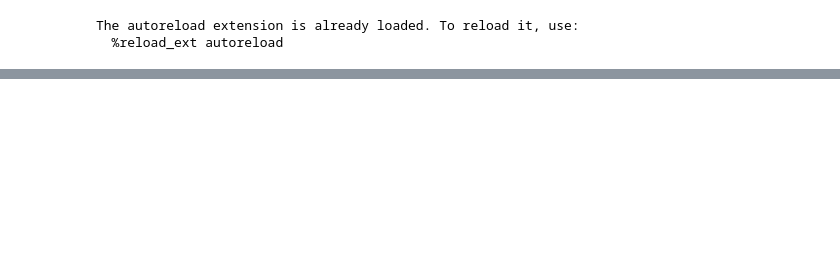
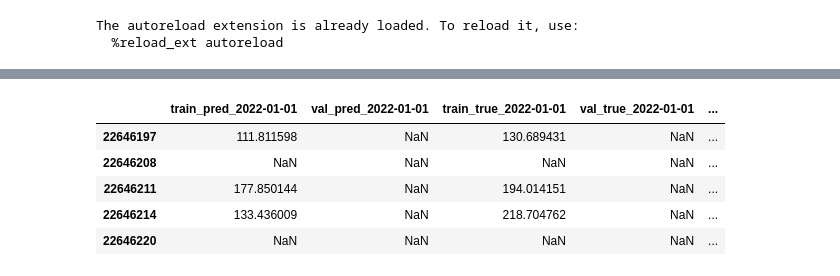
Before and after one commit to LBrinkmann/xai-nft, a Jupyter notebook: notebooks/model.ipynb, the cells around one changed output, grey strips where cells are left out. Saved outputs shown, nothing was run; the diff lists cells and outputs as text; code cells hidden in the pictures; blank space fills up the shorter version.

```diff
--- a/notebooks/model.ipynb
+++ b/notebooks/model.ipynb
@@ -123,0 +188,9 @@ Out-Sample exp var 0.3828784975152839
+# %%
+df_preds.head()
+# %% [output]
+|  | train_pred_2022-01-01 | val_pred_2022-01-01 | train_true_2022-01-01 | val_true_2022-01-01 | ... |
+| 22646197 | 111.811598 | NaN | 130.689431 | NaN | ... |
+| 22646208 | NaN | NaN | NaN | NaN | ... |
+| 22646211 | 177.850144 | NaN | 194.014151 | NaN | ... |
+| 22646214 | 133.436009 | NaN | 218.704762 | NaN | ... |
+| 22646220 | NaN | NaN | NaN | NaN | ... |
```
Also changed, not shown: parts of 18 cells of this notebook, 3 other files.
